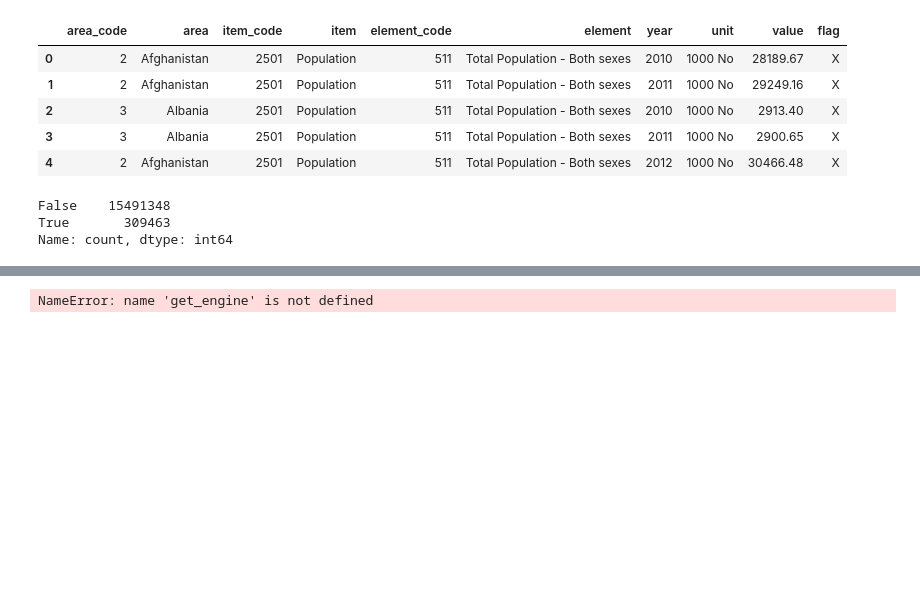
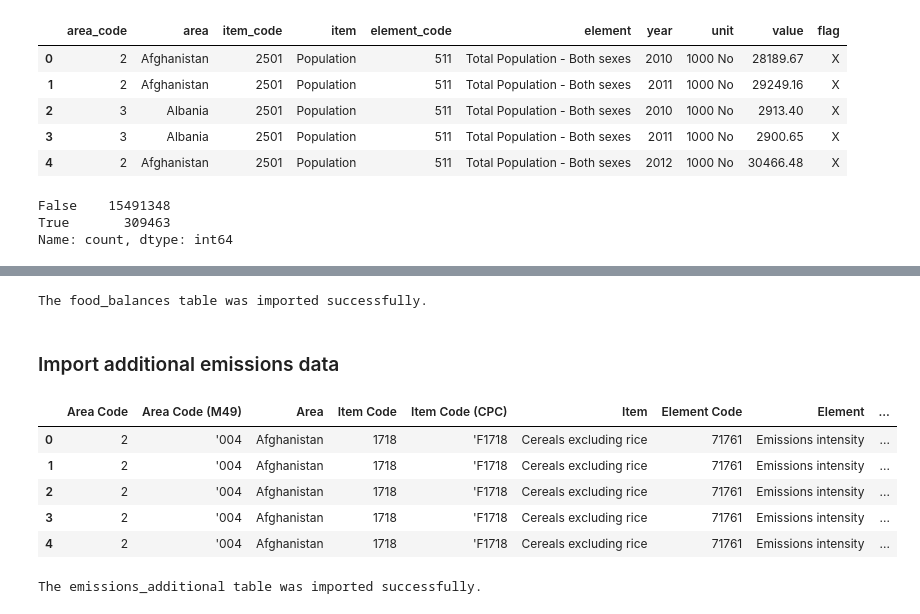
Before and after one commit to kostinam/neuefische-capstone, a Jupyter notebook: mk-data-import.ipynb, the cells around one changed output, grey strips where cells are left out. Cells and saved outputs as stored; diff of their text form; code cells hidden in the pictures; blank space fills up the shorter version.

Commit message:
Adjusted data import code - added code to import an additional table

```diff
--- a/mk-data-import.ipynb
+++ b/mk-data-import.ipynb
@@ -380,13 +396,12 @@ NameError: name 'dotenv_values' is not defined
 # %%
-'''''
 # Export the table
-engine = get_engine()
+engine = sf.get_engine()
 schema = 'capstone_envirolytics'
 table_name = 'food_balances'
 
 if engine!=None:
     try:
-        food_balances_combined.to_sql(name=table_name, # Name of SQL table
+        food_balances_combined_sample.to_sql(name=table_name, # Name of SQL table
                         con=engine, # Engine or connection
                         if_exists='replace', # Drop the table before inserting new values
                         schema=schema, # Use schema that was defined earlier
@@ -398,6 +413,11 @@ if engine!=None:
     except (Exception, psycopg2.DatabaseError) as error:
         print(error)
         engine = None
-'''''
 # %% [output]
-NameError: name 'get_engine' is not defined
+The food_balances table was imported successfully.
+# %% [markdown]
+### Import additional emissions data
+# %%
+url = f'https://fenixservices.fao.org/faostat/static/bulkdownloads/Environment_Emissions_intensities_E_All_Data_(Normalized).zip'
+zip_file = 'Environment_Emissions_intensities_E_All_Data_(Normalized).zip'
+csv_file = 'Environment_Emissions_intensities_E_All_Data_(Normalized).csv'
@@ -403,0 +427,12 @@ NameError: name 'get_engine' is not defined
+# %%
+# Import crops emissions data for all countries
+emissions_additional = pd.read_csv(path+csv_file, encoding='latin-1', low_memory=False)
+# %%
+emissions_additional.head()
+# %% [output]
+|  | Area Code | Area Code (M49) | Area | Item Code | Item Code (CPC) | Item | Element Code | Element | ... |
+| 0 | 2 | '004 | Afghanistan | 1718 | 'F1718 | Cereals excluding rice | 71761 | Emissions intensity | ... |
+| 1 | 2 | '004 | Afghanistan | 1718 | 'F1718 | Cereals excluding rice | 71761 | Emissions intensity | ... |
+| 2 | 2 | '004 | Afghanistan | 1718 | 'F1718 | Cereals excluding rice | 71761 | Emissions intensity | ... |
+| 3 | 2 | '004 | Afghanistan | 1718 | 'F1718 | Cereals excluding rice | 71761 | Emissions intensity | ... |
+| 4 | 2 | '004 | Afghanistan | 1718 | 'F1718 | Cereals excluding rice | 71761 | Emissions intensity | ... |
@@ -403,0 +445,22 @@ NameError: name 'get_engine' is not defined
+# %%
+# Export the table
+engine = sf.get_engine()
+schema = 'capstone_envirolytics'
+table_name = 'emissions_additional'
+
+if engine!=None:
+    try:
+        emissions_additional.to_sql(name=table_name, # Name of SQL table
+                        con=engine, # Engine or connection
+                        if_exists='replace', # Drop the table before inserting new values
+                        schema=schema, # Use schema that was defined earlier
+                        index=False, # Write DataFrame index as a column
+                        chunksize=5000, # Specify the number of rows in each batch to be written at a time
+                        method='multi') # Pass multiple values in a single INSERT clause
+        print(f"The {table_name} table was imported successfully.")
+    # Error handling
+    except (Exception, psycopg2.DatabaseError) as error:
+        print(error)
+        engine = None
+# %% [output]
+The emissions_additional table was imported successfully.
```
Also changed, not shown: parts of 8 cells of this notebook.
